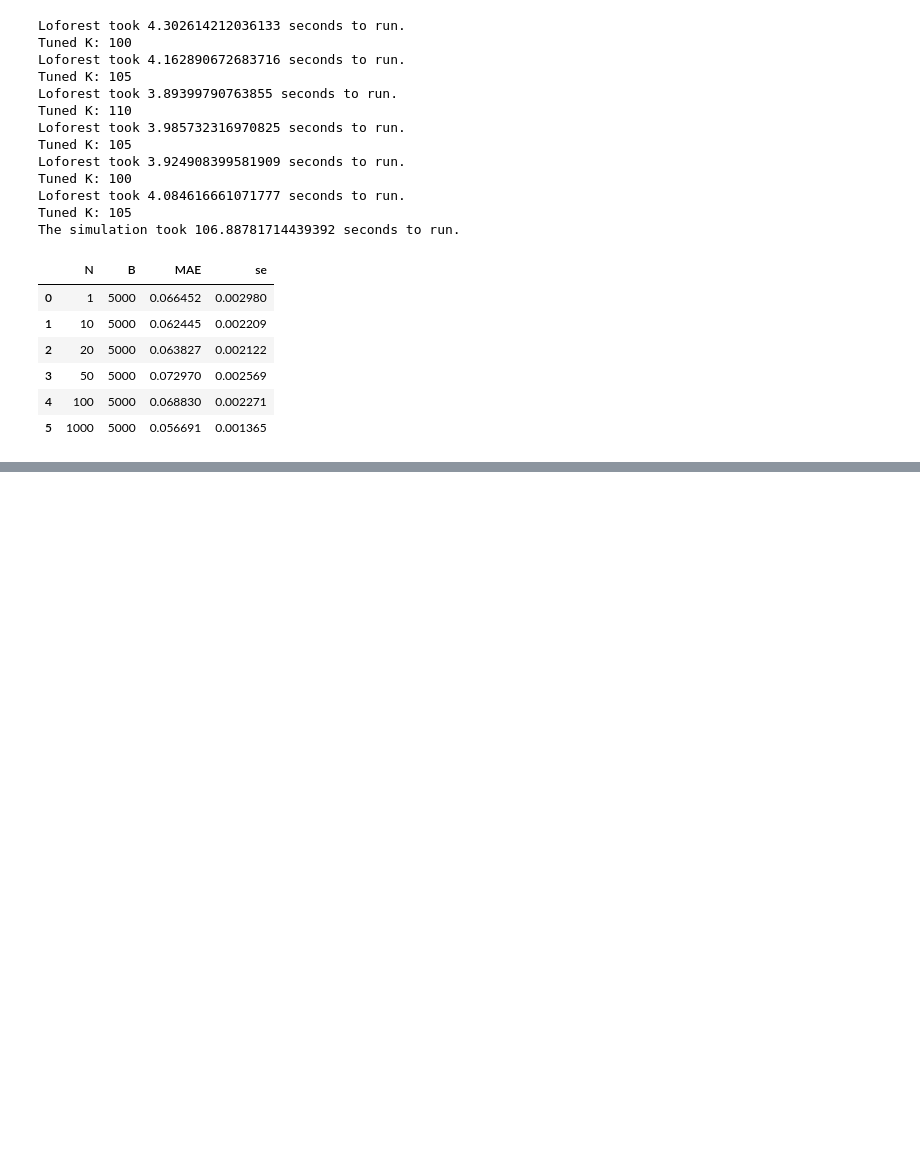
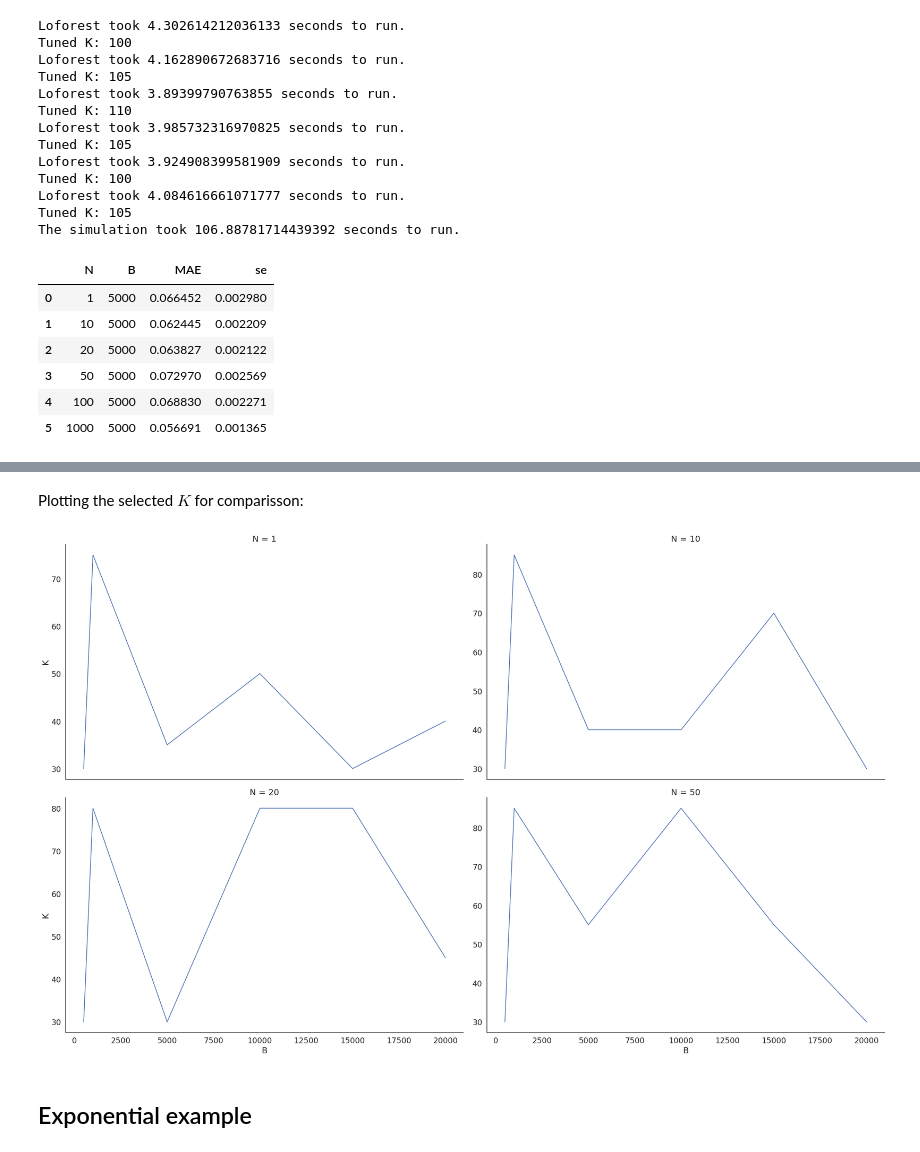
Before and after one commit to Monoxido45/CSI, a Jupyter notebook: experiments/K_experiments_loforest.ipynb, the cells around one changed output, grey strips where cells are left out. Saved outputs shown, nothing was run; the diff lists cells and outputs as text; code cells hidden in the pictures; blank space fills up the shorter version.

```diff
--- a/experiments/K_experiments_loforest.ipynb
+++ b/experiments/K_experiments_loforest.ipynb
@@ -515,0 +770,21 @@ stats_df
+# %% [markdown]
+Plotting the selected $K$ for comparisson:
+# %%
+g = sns.FacetGrid(
+    stats_df,
+    col="N",
+    col_wrap=2,
+    height=8,
+    aspect=1.60,
+    palette=palette,
+    margin_titles=True,
+    sharey=False,
+)
+
+g.map(sns.lineplot, "B", "K")
+plt.tight_layout()
+plt.show()
+# %% [output]
+[figure, added]
+# %% [markdown]
+## Exponential example
```
Also changed, not shown: parts of 29 cells of this notebook, 2 other files.
